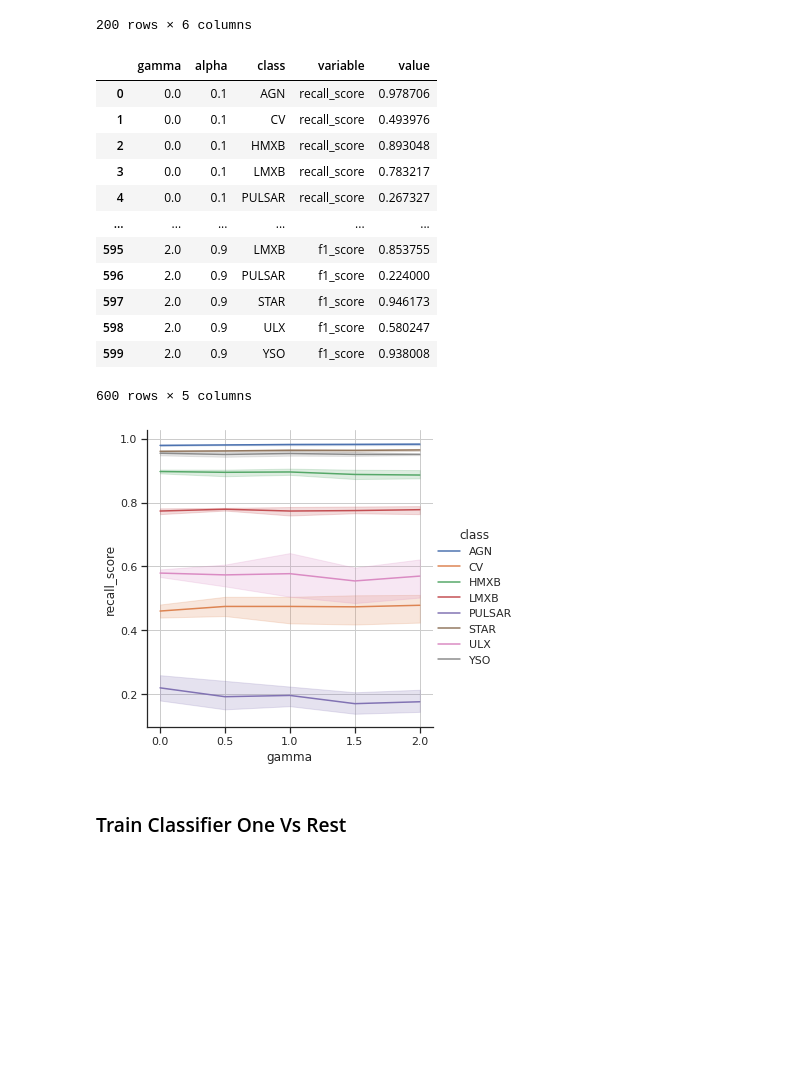
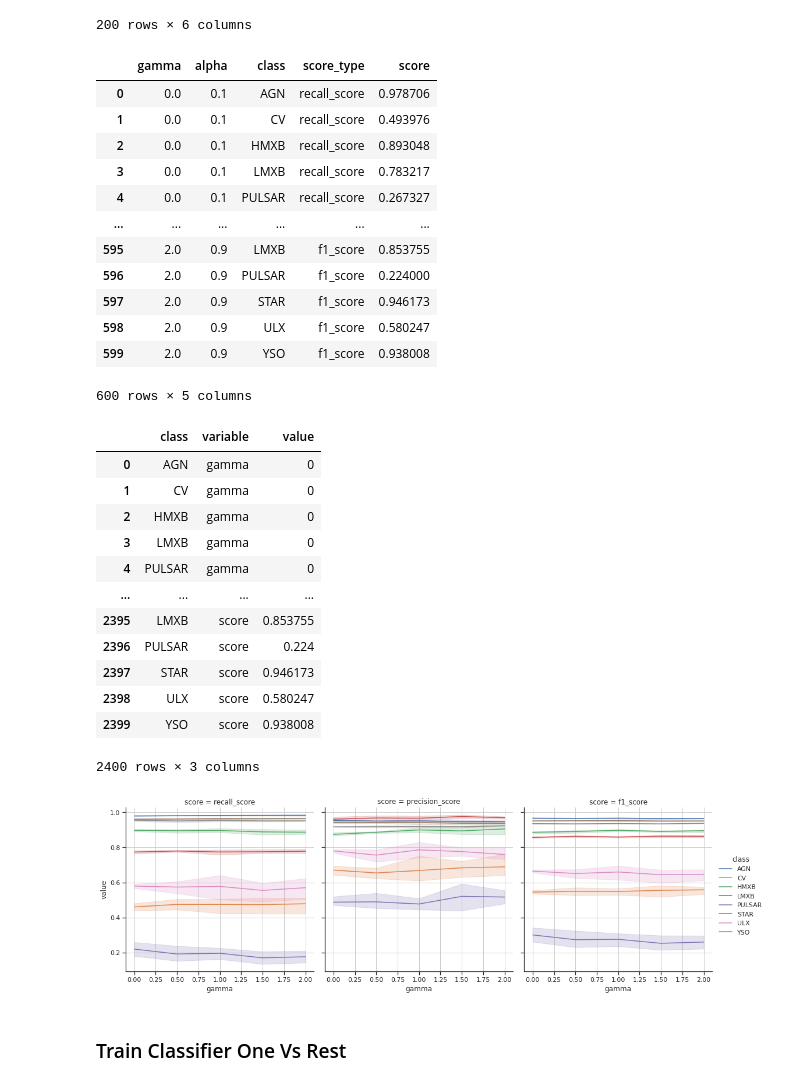
Before and after one commit to KumaranShivam5/aurora-server-final, a Jupyter notebook: lightGBM.ipynb, the cells around one changed output. Saved outputs shown, nothing was run; the diff lists cells and outputs as text; code cells hidden in the pictures; blank space fills up the shorter version.

```diff
--- a/lightGBM.ipynb
+++ b/lightGBM.ipynb
@@ -222,9 +222,10 @@ res_df
 | 7 | 2.0 | 0.9 | YSO | 0.954743 | 0.921849 | 0.938008 |
 200 rows × 6 columns
 # %%
-res_df.melt(value_vars=['recall_score' , 'precision_score' ,'f1_score'] , id_vars=['gamma' ,'alpha' ,'class'])
+res_df_melt = res_df.melt(value_vars=['recall_score' , 'precision_score' ,'f1_score'] , id_vars=['gamma' ,'alpha' ,'class'] , var_name='score_type' , value_name='score' )
+res_df_melt
 # %% [output]
-|  | gamma | alpha | class | variable | value |
+|  | gamma | alpha | class | score_type | score |
 | 0 | 0.0 | 0.1 | AGN | recall_score | 0.978706 |
 | 1 | 0.0 | 0.1 | CV | recall_score | 0.493976 |
 | 2 | 0.0 | 0.1 | HMXB | recall_score | 0.893048 |
@@ -237,17 +238,34 @@ res_df.melt(value_vars=['recall_score' , 'precision_score' ,'f1_score'] , id_var
 | 598 | 2.0 | 0.9 | ULX | f1_score | 0.580247 |
 | 599 | 2.0 | 0.9 | YSO | f1_score | 0.938008 |
 600 rows × 5 columns
+# %%
+res_df_melt.melt(value_vars=['gamma' , 'alpha' , 'score_type' , 'score'] , id_vars=['class'])
+# %% [output]
+|  | class | variable | value |
+| 0 | AGN | gamma | 0 |
+| 1 | CV | gamma | 0 |
+| 2 | HMXB | gamma | 0 |
+| 3 | LMXB | gamma | 0 |
+| 4 | PULSAR | gamma | 0 |
+| ... | ... | ... | ... |
+| 2395 | LMXB | score | 0.853755 |
+| 2396 | PULSAR | score | 0.224 |
+| 2397 | STAR | score | 0.946173 |
+| 2398 | ULX | score | 0.580247 |
+| 2399 | YSO | score | 0.938008 |
+2400 rows × 3 columns
 # %%
 sns.relplot(
-    data = res_df.reset_index() ,
+    data = res_df_melt.reset_index() ,
     x = 'gamma' ,
-    y = 'recall_score' ,
+    y = 'value' ,
     hue ='class' ,
-    kind='line'
+    kind='line' ,
+    col = 'score'
 )
 plt.show()
 # %% [output]
-[figure, old version]
+[figure, new version]
 # %% [markdown]
 ### Train Classifier One Vs Rest
 # %%
```
